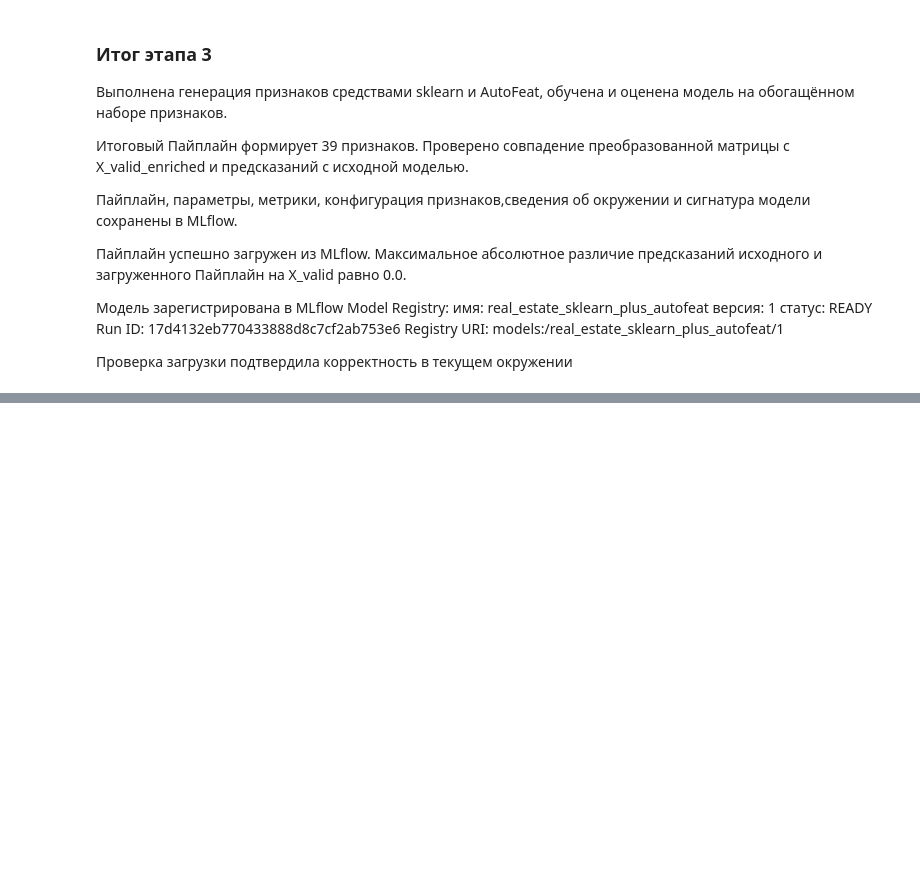
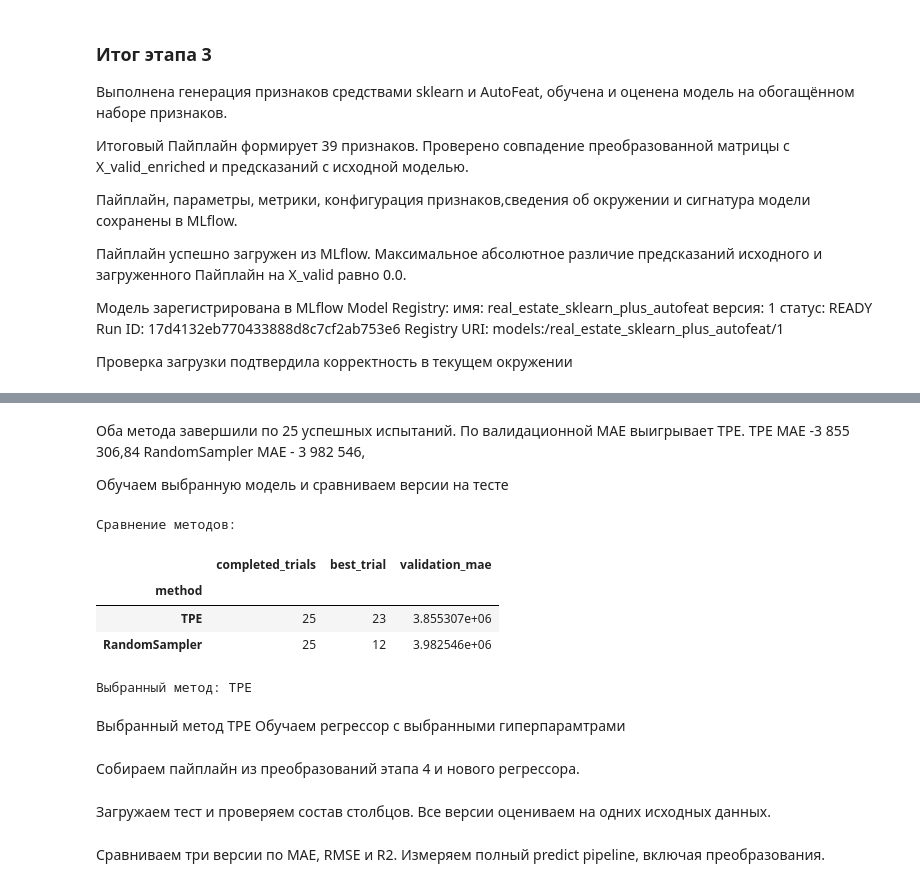
Before and after one commit to Anastasia783/real-estate-model-improvement, a Jupyter notebook: model_improvement/model_improvement.ipynb, the cells around one changed output, grey strips where cells are left out. Drawn from its saved outputs; the diff is of its cells as text; code cells hidden in the pictures; blank space fills up the shorter version.

Commit message:
Add MLflow setup, model improvement results and documentation

```diff
--- a/model_improvement/model_improvement.ipynb
+++ b/model_improvement/model_improvement.ipynb
@@ -2302,0 +3986,13 @@ Registry URI: models:/real_estate_sklearn_plus_autofeat/1
+# %%
+stage5_artifact_dir = (
+    Path(project_root)
+    / "model_improvement"
+    / "stage5_artifacts"
+)
+stage5_artifact_dir.mkdir(parents=True, exist_ok=True)
+
+tpe_checkpoint_path = (
+    stage5_artifact_dir / "tpe_study_checkpoint.joblib"
+)
+tpe_history_path = stage5_artifact_dir / "tpe_trials.csv"
+tpe_best_path = stage5_artifact_dir / "tpe_best_result.json"
@@ -2302,0 +4537,55 @@ Registry URI: models:/real_estate_sklearn_plus_autofeat/1
+# %% [markdown]
+Оба метода завершили по 25 успешных испытаний. По валидационной MAE выигрывает TPE.
+TPE	MAE -3 855 306,84
+RandomSampler	МАЕ - 	3 982 546,
+
+Обучаем выбранную модель и сравниваем версии на тесте
+# %%
+search_results = {}
+
+for method, filename in [
+    ("TPE", "tpe_best_result.json"),
+    ("RandomSampler", "random_best_result.json"),
+]:
+    result_path = stage5_artifact_dir / filename
+    search_results[method] = json.loads(
+        result_path.read_text(encoding="utf-8")
+    )
+
+    if search_results[method]["features"] != list(stage5_features):
+        raise ValueError(
+            f"Набор признаков {method} не совпадает с текущим."
+        )
+
+stage5_search_comparison = pd.DataFrame([
+    {
+        "method": method,
+        "completed_trials": result["completed_trials"],
+        "best_trial": result["best_trial_number"],
+        "validation_mae": result["best_validation_mae"],
+    }
+    for method, result in search_results.items()
+]).set_index("method").sort_values("validation_mae")
+
+stage5_search_comparison.to_csv(
+    stage5_artifact_dir / "optimization_methods_comparison.csv"
+)
+
+best_stage5_method = stage5_search_comparison.index[0]
+best_stage5_params = dict(
+    search_results[best_stage5_method]["best_params"]
+)
+
+print("Сравнение методов:")
+display(stage5_search_comparison.round(4))
+print("Выбранный метод:", best_stage5_method)
+# %% [output]
+Сравнение методов:
+|  | completed_trials | best_trial | validation_mae |
+| method |  |  |  |
+| TPE | 25 | 23 | 3.855307e+06 |
+| RandomSampler | 25 | 12 | 3.982546e+06 |
+Выбранный метод: TPE
+# %% [markdown]
+Выбранный метод TPE
+Обучаем регрессор с выбранными гиперпарамтрами
@@ -2302,0 +4628,2 @@ Registry URI: models:/real_estate_sklearn_plus_autofeat/1
+# %% [markdown]
+Собираем пайплайн из преобразований этапа 4  и нового регрессора.
@@ -2302,0 +4649,2 @@ Registry URI: models:/real_estate_sklearn_plus_autofeat/1
+# %% [markdown]
+ Загружаем тест и проверяем состав столбцов. Все версии оцениваем на одних исходных данных.
@@ -2302,0 +4674,2 @@ Registry URI: models:/real_estate_sklearn_plus_autofeat/1
+# %% [markdown]
+ Сравниваем три версии по MAE, RMSE и R2. Измеряем полный predict pipeline, включая преобразования.
```
Also changed, not shown: parts of 78 cells of this notebook, 42 other files.
